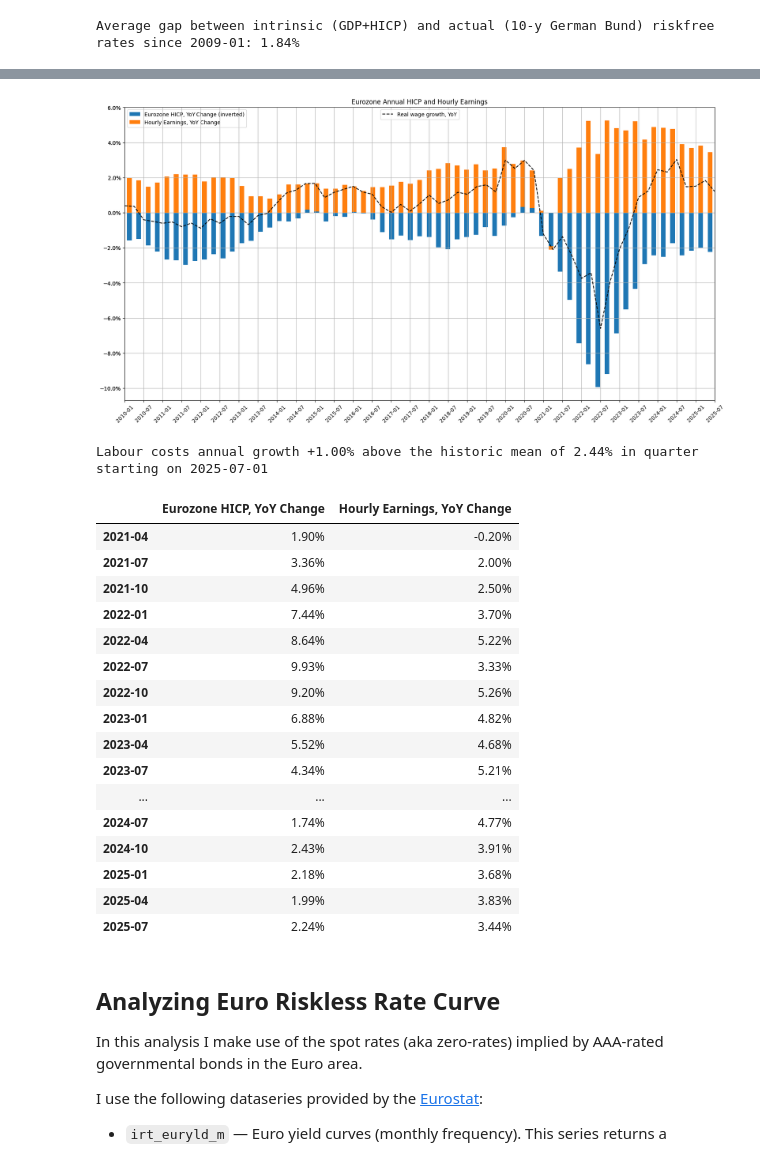
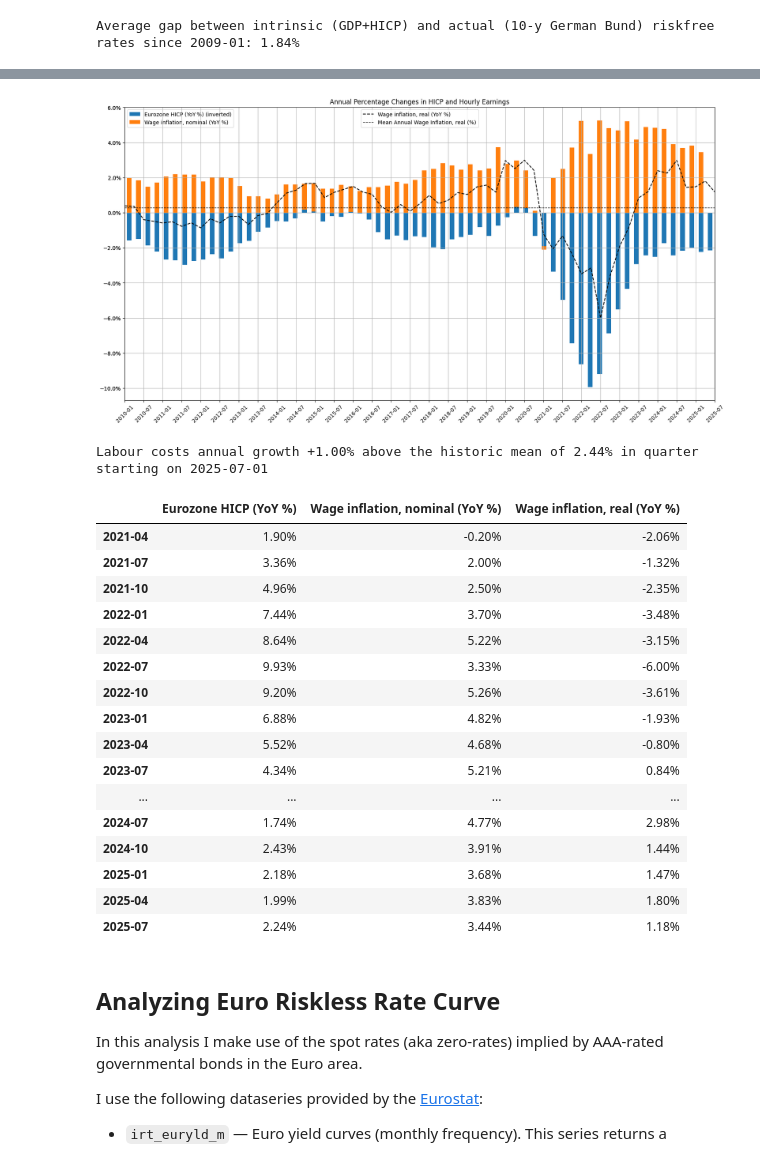
Before and after one commit to ilchen/EU_Economic_Data_Analysis, a Jupyter notebook: HICP_and_ECB_Rates.ipynb, the cells around one changed output, grey strips where cells are left out. Cells and saved outputs as stored; diff of their text form; code cells hidden in the pictures.

Commit message:
Improved analysis of wage inflation

```diff
--- a/HICP_and_ECB_Rates.ipynb
+++ b/HICP_and_ECB_Rates.ipynb
@@ -84,7 +84,7 @@ ECB_DEPOSIT_RATE_LABEL = 'ECB Deposit Facility Rate'
 GRAPH_TITLE_HICP = 'Eurozone annual HICP, ECB Deposit Facility and Marginal Lending Rates, and 10y Government Bond Yields'
 GRAPH_TITLE_HICP_2 = 'Eurozone HICP YoY (%), ECB Deposit Facility Rate, and German 10-Year Bond Yields'
 cpi_ecbr_irtlt.rename(
-    columns={'EA': 'Eurozone HICP, YoY Change',
+    columns={'EA': 'Eurozone HICP (YoY %)',
              'ECBDFR': ECB_DEPOSIT_RATE_LABEL, 'ECBMLFR': 'ECB Marginal Lending Facility Rate',
              EUROSTAT_DE_COUNTRY_LABEL: DE_YIELD_LABEL,
              EUROSTAT_IT_COUNTRY_LABEL: IT_YIELD_LABEL},
@@ -101,13 +101,13 @@ real_gdp = real_gdp.set_axis(pd.DatetimeIndex(real_gdp.index, 'QS'))
 # at an annual rate
 real_gdp_quarterly = ((real_gdp.iloc[:,1]/real_gdp.iloc[:,1].shift(1)).pow(4)-1)
 real_gdp = real_gdp.iloc[:,:1]
-real_gdp.rename(columns={'EA': 'Real GDP'}, inplace=True)
+real_gdp.rename(columns={'EA': 'Real GDP (YoY %)'}, inplace=True)
 
 # To calculate the annual rate of GDP growth I sum up the non-seasonally adjusted GDP over the last 4 quarters.
 # If Eurostat were publishing seasonally adjusted GDP data at annual volumes (as is the case in the US),
 # I could calculate the mean over the past 4 quarters and use it as the actual annual GDP.
 real_gdp = real_gdp.rolling(4).sum().pct_change(4, fill_method=None)
-real_gdp['Real GDP over quarter at annual rate'] = real_gdp_quarterly
+real_gdp['Real GDP (QoQ %, annual rate)'] = real_gdp_quarterly
 real_gdp = real_gdp.loc['1997':]
 real_gdp.columns.names = [None]
 # %%
@@ -341,72 +348,72 @@ eu_wagei.EA = eu_wagei.EA.combine_first(eu_wagei.EA20)
 eu_wagei = eu_wagei.iloc[:, :1]
 eu_wagei.dropna(inplace=True)
 eu_wagei_quarterly = (eu_wagei/eu_wagei.shift()).pow(4) - 1
-eu_wagei_quarterly.rename(columns={'EA': 'Hourly Earnings Change Over Last Quarter at Annual Rate'}, inplace=True)
+eu_wagei_quarterly.rename(columns={'EA': 'Wage inflation, nominal (QoQ %, annual rate'}, inplace=True)
 eu_wagei = eu_wagei.pct_change(4, fill_method=None).dropna()
-eu_wagei.rename(columns={'EA': 'Hourly Earnings, YoY Change'}, inplace=True)
+eu_wagei.rename(columns={'EA': 'Wage inflation, nominal (YoY %)'}, inplace=True)
 
 cpi_and_wagei = pd.concat([cpi_ecbr_irtlt.iloc[:,0].resample('QS').last().loc[eu_wagei.index[0]:], eu_wagei], axis=1)\
      .loc[:date.today()-relativedelta(months=+3)]
+real_wagei = ((cpi_and_wagei.iloc[:,1] + 1) / (cpi_and_wagei.iloc[:,0] + 1) - 1).dropna().rename('Wage inflation, real (YoY %)')
+cpi_and_wagei = pd.concat([cpi_and_wagei, real_wagei], axis=1)
 # %%
 # Mean level of Wage Inflation, and HICP
 mean_level_wagei = eu_wagei.iloc[:,0].mean()
 mean_level_cpi = cpi_ecbr_irtlt.iloc[:,0].mean()
 
-LABEL_MEAN_WAGEI = 'Mean Level of Annual Changes in Labour Costs'
-LABEL_MEAN_CPI = 'Mean Level of Annual Changes in HICP'
+LABEL_MEAN_WAGEI  = 'Mean Annual Wage Inflation, nominal (%)'
+LABEL_MEAN_CPI    = 'Mean Annual HICP Inflation (%)'
+LABEL_MEAN_WAGEIR = 'Mean Annual Wage Inflation, real (%)'
 # %%
-ax = cpi_and_wagei.diff(axis=1).iloc[:,1].rename('Real wage growth, YoY').plot(figsize=(20,10), grid=True,
-                        title='Eurozone Annual HICP and Hourly Earnings',
-                        xticks=cpi_and_wagei.index[::2], xlabel='', rot=45,
-                        linestyle='--', color='k')
+ax = real_wagei.plot(figsize=(20,10), grid=True, title='Annual Percentage Changes in HICP and Hourly Earnings',
+                     xticks=cpi_and_wagei.index[::2], xlabel='', rot=45, linestyle='--', color='k')
+ax.axhline(y=real_wagei.mean(), ls='--', c='k', lw=1, label=LABEL_MEAN_WAGEIR)
+ax.legend()
 ax2 = ax.twiny()
-scaled_df = cpi_and_wagei * [-1, 1]  # -HICP, +Earnings
+scaled_df = cpi_and_wagei.iloc[:,:2] * [-1, 1]  # -HICP, +Earnings
 scaled_df.columns = [scaled_df.columns[0] + ' (inverted)', scaled_df.columns[1]]
 scaled_df.plot.bar(ax=ax2, xlabel='', stacked=True, width=.5)
 ax.legend(loc='upper center')
 ax.yaxis.set_major_formatter(mtick.PercentFormatter(1))
 ax2.xaxis.set_major_locator(mtick.NullLocator())
 ax.set_zorder(2)
 ax2.set_zorder(1)
 ax.patch.set_visible(False)
 _ = ax.set_xticklabels(list(map('{:%Y-%m}'.format, cpi_and_wagei.index[::2])))
 
-
-
-
 #ax.axhline(y=mean_level_cpi, lw=2, ls='--', c='#1f77b4', label=LABEL_MEAN_CPI)
 #ax.axhline(y=mean_level_wagei, lw=2, ls='--', c='#ff7f0e', label=LABEL_MEAN_WAGEI)
 # %% [output]
-[figure, old version]
+[figure, new version]
 # %%
 print('Labour costs annual growth {:+.2%} above the historic mean of {:.2%} in quarter starting on {:%Y-%m-%d}'
       .format(eu_wagei.iloc[-1,0]-mean_level_wagei, mean_level_wagei, eu_wagei.index[-1]))
 # %% [output]
 Labour costs annual growth +1.00% above the historic mean of 2.44% in quarter starting on 2025-07-01
 # %%
-cpi_and_wagei = cpi_and_wagei.loc[from_date:, cpi_and_wagei.columns[0:2]]
+cpi_and_wagei = cpi_and_wagei.loc[from_date:, cpi_and_wagei.columns[0:3]].dropna()
 cpi_and_wagei.tail(18).style.format_index(IDX_FORMAT).format('{:.2%}')\
     .set_properties(subset=cpi_and_wagei.columns, **{'width': '200px'})\
     .set_table_styles([{'selector': 'th', 'props': 'text-align: right; width: 100px'}])\
     .background_gradient(cmap=cm, subset=cpi_and_wagei.columns)
 # %% [output]
-|  | Eurozone HICP, YoY Change | Hourly Earnings, YoY Change |
-| 2021-04 | 1.90% | -0.20% |
-| 2021-07 | 3.36% | 2.00% |
-| 2021-10 | 4.96% | 2.50% |
-| 2022-01 | 7.44% | 3.70% |
-| 2022-04 | 8.64% | 5.22% |
-| 2022-07 | 9.93% | 3.33% |
-| 2022-10 | 9.20% | 5.26% |
-| 2023-01 | 6.88% | 4.82% |
-| 2023-04 | 5.52% | 4.68% |
-| 2023-07 | 4.34% | 5.21% |
-| ... | ... | ... |
-| 2024-07 | 1.74% | 4.77% |
-| 2024-10 | 2.43% | 3.91% |
-| 2025-01 | 2.18% | 3.68% |
-| 2025-04 | 1.99% | 3.83% |
-| 2025-07 | 2.24% | 3.44% |
+|  | Eurozone HICP (YoY %) | Wage inflation, nominal (YoY %) | Wage inflation, real (YoY %) |
+| 2021-04 | 1.90% | -0.20% | -2.06% |
+| 2021-07 | 3.36% | 2.00% | -1.32% |
+| 2021-10 | 4.96% | 2.50% | -2.35% |
+| 2022-01 | 7.44% | 3.70% | -3.48% |
+| 2022-04 | 8.64% | 5.22% | -3.15% |
+| 2022-07 | 9.93% | 3.33% | -6.00% |
+| 2022-10 | 9.20% | 5.26% | -3.61% |
+| 2023-01 | 6.88% | 4.82% | -1.93% |
+| 2023-04 | 5.52% | 4.68% | -0.80% |
+| 2023-07 | 4.34% | 5.21% | 0.84% |
+| ... | ... | ... | ... |
+| 2024-07 | 1.74% | 4.77% | 2.98% |
+| 2024-10 | 2.43% | 3.91% | 1.44% |
+| 2025-01 | 2.18% | 3.68% | 1.47% |
+| 2025-04 | 1.99% | 3.83% | 1.80% |
+| 2025-07 | 2.24% | 3.44% | 1.18% |
 # %% [markdown]
 ## Analyzing Euro Riskless Rate Curve
 In this analysis I make use of the spot rates (aka zero-rates) implied by AAA-rated governmental bonds in the Euro area.
```
Also changed, not shown: parts of 10 cells of this notebook.
